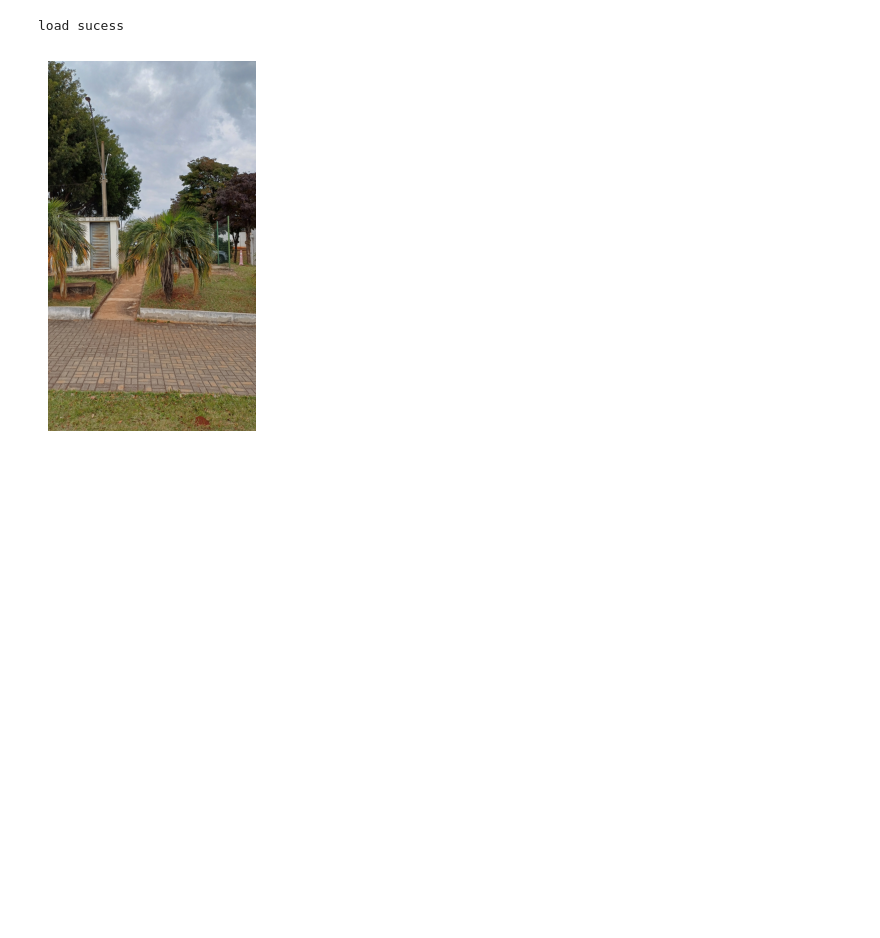
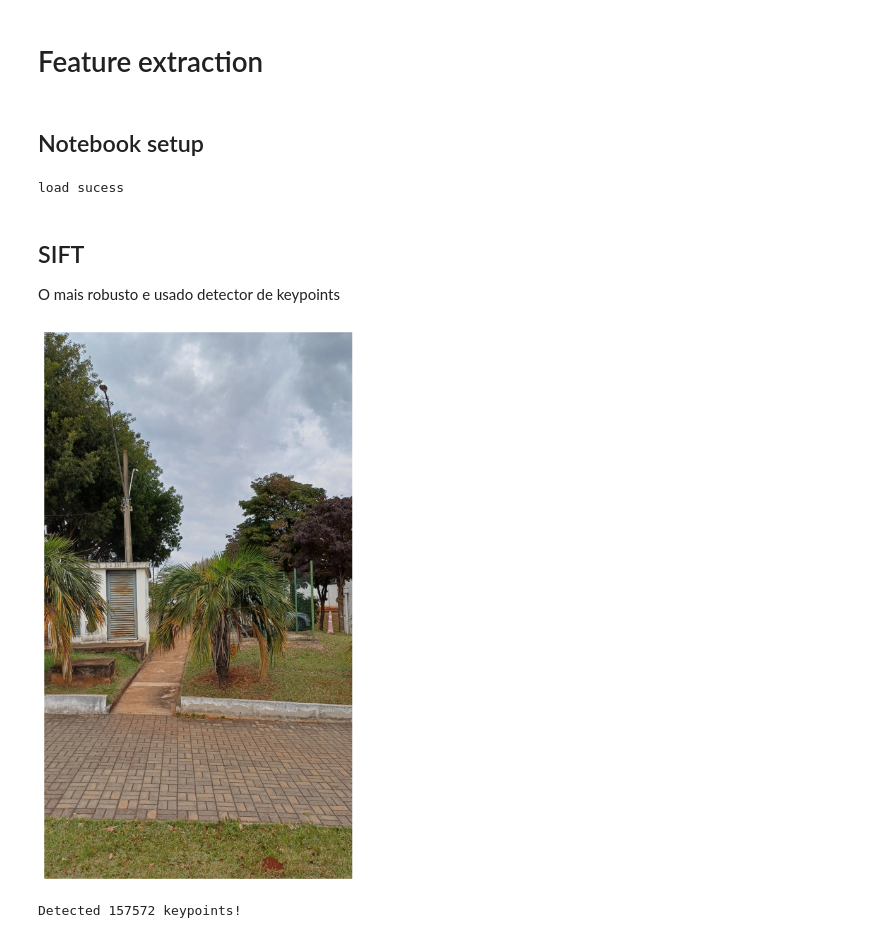
Before and after one commit to JevsJevs/MC949-Visao-Computacional, a Jupyter notebook: notebooks/S2-1.0-esm-feature-extraction.ipynb, the cells around one changed output. Cells and saved outputs as stored; diff of their text form; code cells hidden in the pictures; blank space fills up the shorter version.

Commit message:
feat(#5): SIFT implementado e teste.

```diff
--- a/notebooks/S2-1.0-esm-feature-extraction.ipynb
+++ b/notebooks/S2-1.0-esm-feature-extraction.ipynb
@@ -1,3 +1,7 @@
+# %% [markdown]
+# Feature extraction
+# %% [markdown]
+## Notebook setup
 # %%
 from src.utils import image_utils
 from src.utils import notebook_utils
@@ -6,7 +14,17 @@ images = image_utils.load_raw_images("FotosICMural")
 print("load sucess")
 # %% [output]
 load sucess
+# %% [markdown]
+## SIFT
+
+O mais robusto e usado detector de keypoints
 # %%
-notebook_utils.show_image(images["1"])
+image = images["1"]
+notebook_utils.show_image(image)
 # %% [output]
-[figure, old version]
+[figure, new version]
+# %%
+keypoints, descriptors = feature_extraction.SIFT(image)
+print(f"Detectado {len(keypoints)} keypoints!")
+# %% [output]
+Detected 157572 keypoints!
```
Also changed, not shown: parts of 3 cells of this notebook, 4 other files.
